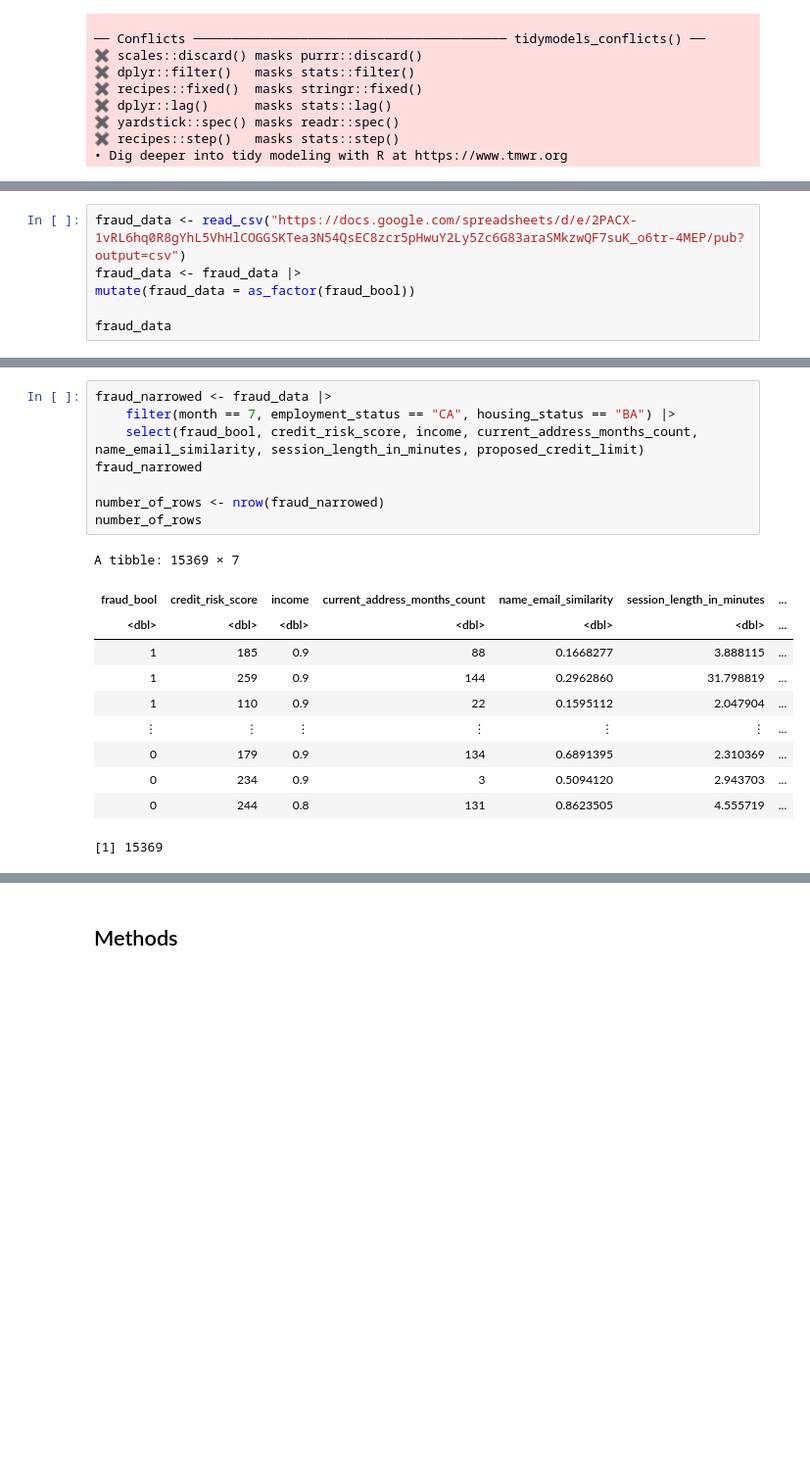
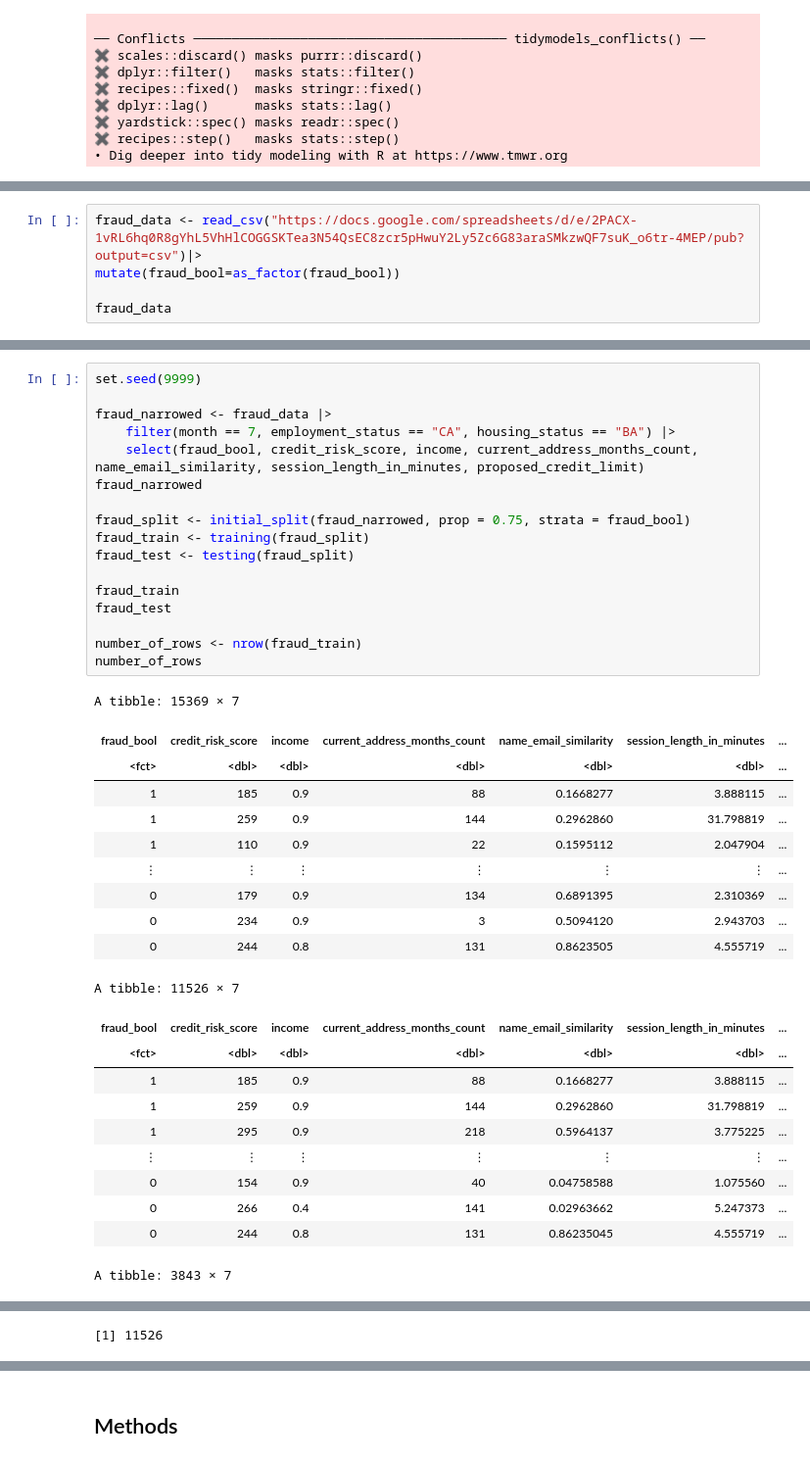
Before and after one commit to aqil18/DSCI100-Term-Project-2022W2, a Jupyter notebook: group_project_proposal.ipynb, the cells around one changed output, grey strips where cells are left out. Shown at 98% size. Saved outputs shown, nothing was run; the diff lists cells and outputs as text; blank space fills up the shorter version.

```diff
--- a/group_project_proposal.ipynb
+++ b/group_project_proposal.ipynb
@@ -53,7 +53,6 @@ Since the dataset has 1M rows, we first downloaded Base.csv locally and extracte
 # %%
-fraud_data <- read_csv("https://docs.google.com/spreadsheets/d/e/2PACX-1vRL6hq0R8gYhL5VhHlCOGGSKTea3N54QsEC8zcr5pHwuY2Ly5Zc6G83araSMkzwQF7suK_o6tr-4MEP/pub?output=csv")
-fraud_data <- fraud_data |>
-mutate(fraud_data = as_factor(fraud_bool))
+fraud_data <- read_csv("https://docs.google.com/spreadsheets/d/e/2PACX-1vRL6hq0R8gYhL5VhHlCOGGSKTea3N54QsEC8zcr5pHwuY2Ly5Zc6G83araSMkzwQF7suK_o6tr-4MEP/pub?output=csv")|>
+mutate(fraud_bool=as_factor(fraud_bool))
 
 fraud_data
 # %% [output]
@@ -89,15 +88,24 @@ In addition, we also filtered for observations from the month of July, with the
 # %%
+set.seed(9999)
+
 fraud_narrowed <- fraud_data |>
     filter(month == 7, employment_status == "CA", housing_status == "BA") |>
     select(fraud_bool, credit_risk_score, income, current_address_months_count, name_email_similarity, session_length_in_minutes, proposed_credit_limit)
 fraud_narrowed
 
-number_of_rows <- nrow(fraud_narrowed)
+fraud_split <- initial_split(fraud_narrowed, prop = 0.75, strata = fraud_bool)
+fraud_train <- training(fraud_split)
+fraud_test <- testing(fraud_split)
+
+fraud_train
+fraud_test
+
+number_of_rows <- nrow(fraud_train)
 number_of_rows
 # %% [output]
 A tibble: 15369 × 7
 | fraud_bool | credit_risk_score | income | current_address_months_count | name_email_similarity | session_length_in_minutes | ... |
-| <dbl> | <dbl> | <dbl> | <dbl> | <dbl> | <dbl> | ... |
+| <fct> | <dbl> | <dbl> | <dbl> | <dbl> | <dbl> | ... |
 | 1 | 185 | 0.9 | 88 | 0.1668277 | 3.888115 | ... |
 | 1 | 259 | 0.9 | 144 | 0.2962860 | 31.798819 | ... |
 | 1 | 110 | 0.9 | 22 | 0.1595112 | 2.047904 | ... |
@@ -105,4 +113,14 @@ A tibble: 15369 × 7
 | 0 | 179 | 0.9 | 134 | 0.6891395 | 2.310369 | ... |
 | 0 | 234 | 0.9 | 3 | 0.5094120 | 2.943703 | ... |
 | 0 | 244 | 0.8 | 131 | 0.8623505 | 4.555719 | ... |
-[1] 15369
+A tibble: 11526 × 7
+| fraud_bool | credit_risk_score | income | current_address_months_count | name_email_similarity | session_length_in_minutes | ... |
+| <fct> | <dbl> | <dbl> | <dbl> | <dbl> | <dbl> | ... |
+| 1 | 185 | 0.9 | 88 | 0.1668277 | 3.888115 | ... |
+| 1 | 259 | 0.9 | 144 | 0.2962860 | 31.798819 | ... |
+| 1 | 295 | 0.9 | 218 | 0.5964137 | 3.775225 | ... |
+| ⋮ | ⋮ | ⋮ | ⋮ | ⋮ | ⋮ | ... |
+| 0 | 154 | 0.9 | 40 | 0.04758588 | 1.075560 | ... |
+| 0 | 266 | 0.4 | 141 | 0.02963662 | 5.247373 | ... |
+| 0 | 244 | 0.8 | 131 | 0.86235045 | 4.555719 | ... |
+A tibble: 3843 × 7
@@ -109 +136,2 @@ A tibble: 15369 × 7
+[1] 11526
 # %% [markdown]
```
Also changed, not shown: parts of 14 cells of this notebook.
